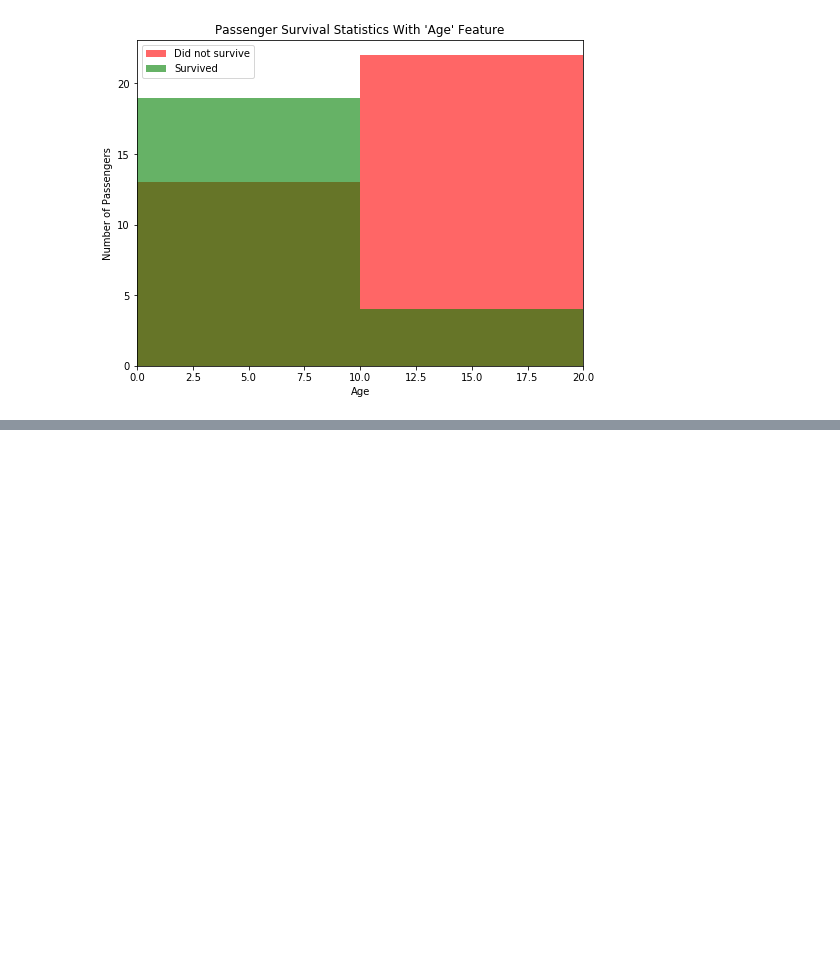
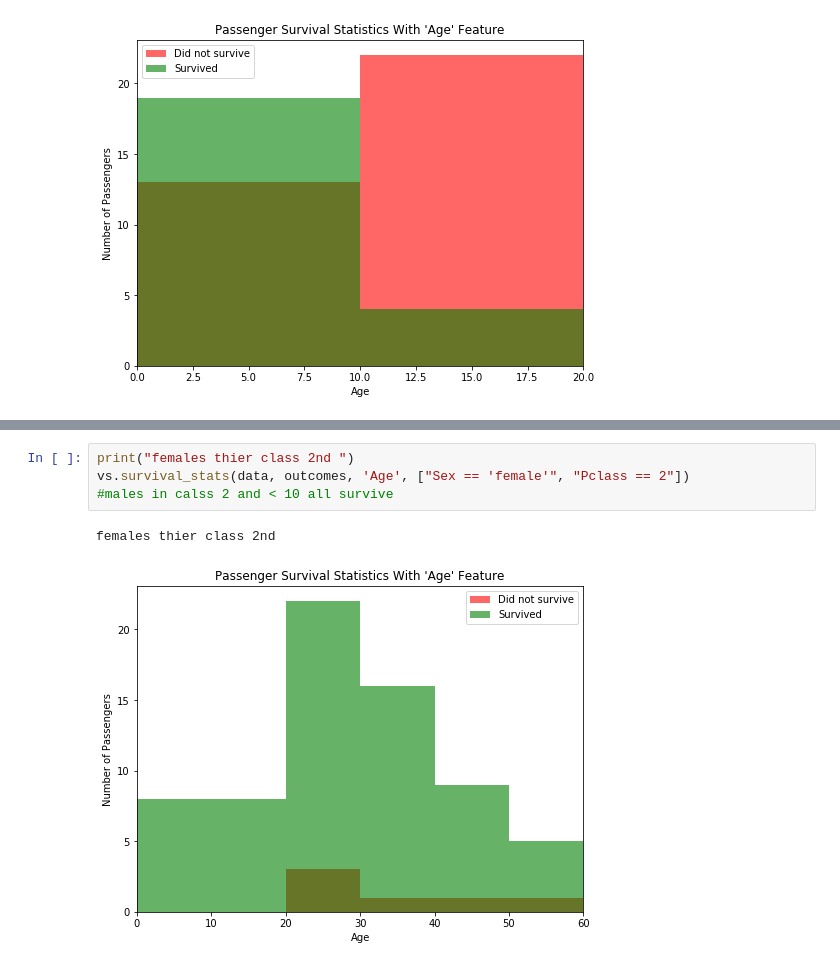
Before and after one commit to Nourahussein/Udacity-MLND, a Jupyter notebook: P0-Titanic Survival Exploration/titanic_analysis.ipynb, the cells around one changed output, grey strips where cells are left out. Saved outputs shown, nothing was run; the diff lists cells and outputs as text; blank space fills up the shorter version.

```diff
--- a/P0-Titanic Survival Exploration/titanic_analysis.ipynb
+++ b/P0-Titanic Survival Exploration/titanic_analysis.ipynb
@@ -173,0 +214,7 @@ vs.survival_stats(data, outcomes, 'Age', ["Sex == 'female'", "SibSp < 3" ])
+# %%
+print("females thier class 2nd ")
+vs.survival_stats(data, outcomes, 'Age', ["Sex == 'female'", "Pclass == 2"])
+#males in calss 2 and < 10 all survive
+# %% [output]
+females thier class 2nd
+[figure, added]
```
Also changed, not shown: parts of 25 cells of this notebook, 1 other file.
